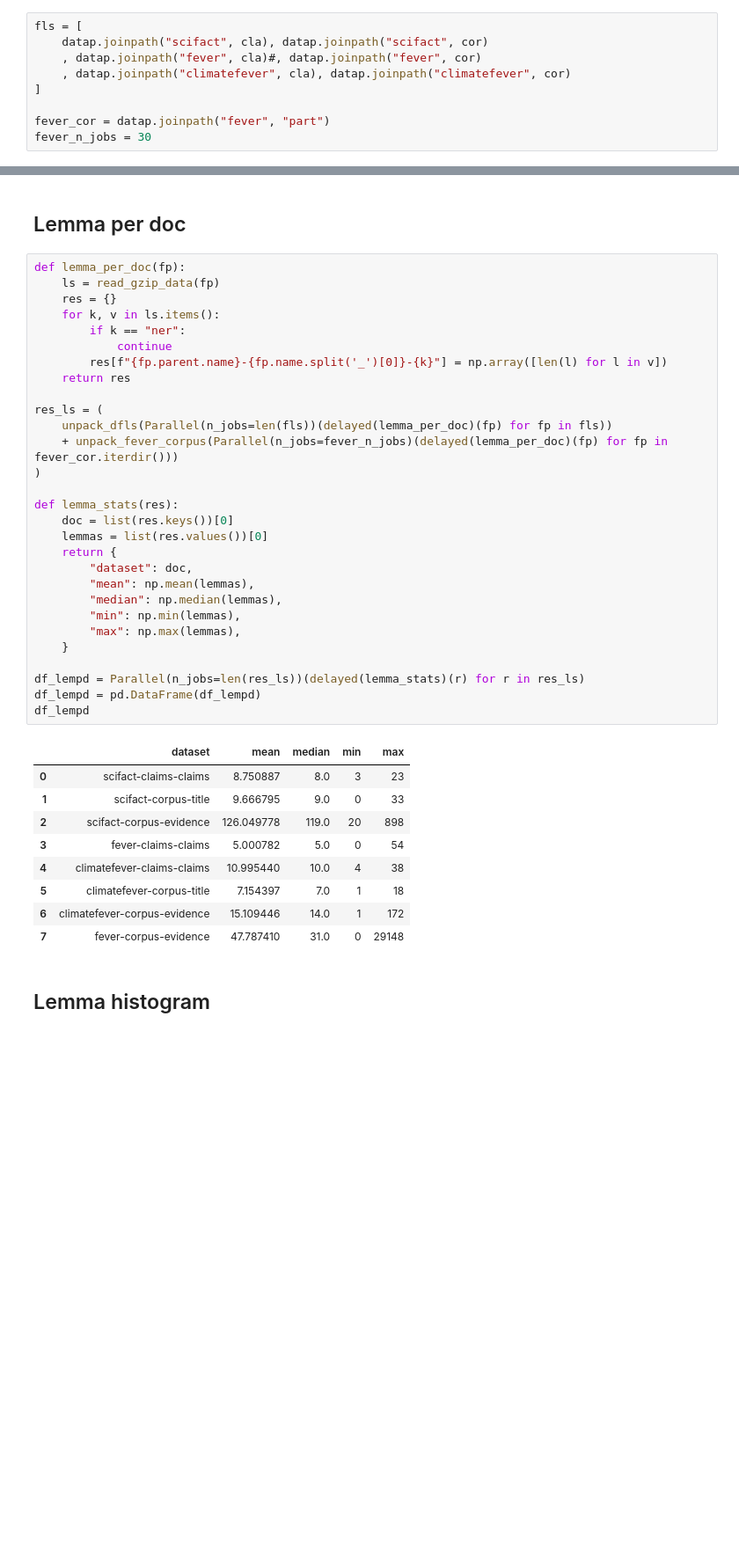
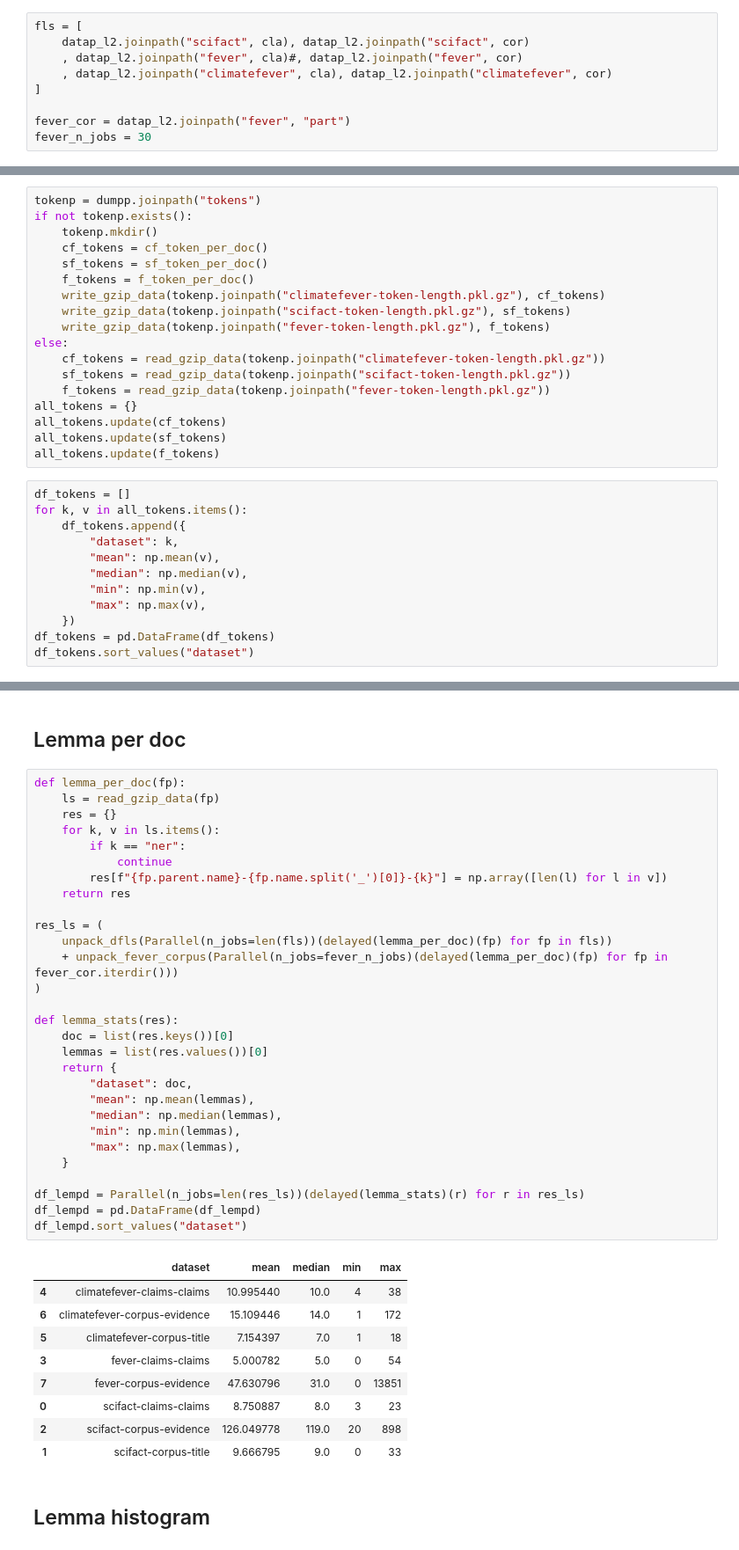
Before and after one commit to boeyjw/KCL-MScAI-FactChecking-Code, a Jupyter notebook: nb/03_Data_Exploration_l2.ipynb, the cells around one changed output, grey strips where cells are left out. Shown: that part at 88% size. Saved outputs shown, nothing was run; the diff lists cells and outputs as text; blank space fills up the shorter version.

```diff
--- a/nb/03_Data_Exploration_l2.ipynb
+++ b/nb/03_Data_Exploration_l2.ipynb
@@ -41,10 +46,10 @@ cor = "corpus_lemma.pkl.gz"
 # Explore
 # %%
 fls = [
-    datap.joinpath("scifact", cla), datap.joinpath("scifact", cor)
-    , datap.joinpath("fever", cla)#, datap.joinpath("fever", cor)
-    , datap.joinpath("climatefever", cla), datap.joinpath("climatefever", cor)
+    datap_l2.joinpath("scifact", cla), datap_l2.joinpath("scifact", cor)
+    , datap_l2.joinpath("fever", cla)#, datap_l2.joinpath("fever", cor)
+    , datap_l2.joinpath("climatefever", cla), datap_l2.joinpath("climatefever", cor)
 ]
 
-fever_cor = datap.joinpath("fever", "part")
+fever_cor = datap_l2.joinpath("fever", "part")
 fever_n_jobs = 30
@@ -50,0 +117,30 @@ fever_n_jobs = 30
+# %%
+tokenp = dumpp.joinpath("tokens")
+if not tokenp.exists():
+    tokenp.mkdir()
+    cf_tokens = cf_token_per_doc()
+    sf_tokens = sf_token_per_doc()
+    f_tokens = f_token_per_doc()
+    write_gzip_data(tokenp.joinpath("climatefever-token-length.pkl.gz"), cf_tokens)
+    write_gzip_data(tokenp.joinpath("scifact-token-length.pkl.gz"), sf_tokens)
+    write_gzip_data(tokenp.joinpath("fever-token-length.pkl.gz"), f_tokens)
+else:
+    cf_tokens = read_gzip_data(tokenp.joinpath("climatefever-token-length.pkl.gz"))
+    sf_tokens = read_gzip_data(tokenp.joinpath("scifact-token-length.pkl.gz"))
+    f_tokens = read_gzip_data(tokenp.joinpath("fever-token-length.pkl.gz"))
+all_tokens = {}
+all_tokens.update(cf_tokens)
+all_tokens.update(sf_tokens)
+all_tokens.update(f_tokens)
+# %%
+df_tokens = []
+for k, v in all_tokens.items():
+    df_tokens.append({
+        "dataset": k,
+        "mean": np.mean(v),
+        "median": np.median(v),
+        "min": np.min(v),
+        "max": np.max(v),
+    })
+df_tokens = pd.DataFrame(df_tokens)
+df_tokens.sort_values("dataset")
@@ -53,42 +159,42 @@ fever_n_jobs = 30
 # %%
 def lemma_per_doc(fp):
     ls = read_gzip_data(fp)
     res = {}
     for k, v in ls.items():
         if k == "ner":
             continue
         res[f"{fp.parent.name}-{fp.name.split('_')[0]}-{k}"] = np.array([len(l) for l in v])
     return res
 
 res_ls = (
     unpack_dfls(Parallel(n_jobs=len(fls))(delayed(lemma_per_doc)(fp) for fp in fls))
     + unpack_fever_corpus(Parallel(n_jobs=fever_n_jobs)(delayed(lemma_per_doc)(fp) for fp in fever_cor.iterdir()))
 )
 
 def lemma_stats(res):
     doc = list(res.keys())[0]
     lemmas = list(res.values())[0]
     return {
         "dataset": doc,
         "mean": np.mean(lemmas),
         "median": np.median(lemmas),
         "min": np.min(lemmas),
         "max": np.max(lemmas),
     }
 
 df_lempd = Parallel(n_jobs=len(res_ls))(delayed(lemma_stats)(r) for r in res_ls)
 df_lempd = pd.DataFrame(df_lempd)
-df_lempd
+df_lempd.sort_values("dataset")
 # %% [output]
 |  | dataset | mean | median | min | max |
+| 4 | climatefever-claims-claims | 10.995440 | 10.0 | 4 | 38 |
+| 6 | climatefever-corpus-evidence | 15.109446 | 14.0 | 1 | 172 |
+| 5 | climatefever-corpus-title | 7.154397 | 7.0 | 1 | 18 |
+| 3 | fever-claims-claims | 5.000782 | 5.0 | 0 | 54 |
+| 7 | fever-corpus-evidence | 47.630796 | 31.0 | 0 | 13851 |
 | 0 | scifact-claims-claims | 8.750887 | 8.0 | 3 | 23 |
+| 2 | scifact-corpus-evidence | 126.049778 | 119.0 | 20 | 898 |
 | 1 | scifact-corpus-title | 9.666795 | 9.0 | 0 | 33 |
-| 2 | scifact-corpus-evidence | 126.049778 | 119.0 | 20 | 898 |
-| 3 | fever-claims-claims | 5.000782 | 5.0 | 0 | 54 |
-| 4 | climatefever-claims-claims | 10.995440 | 10.0 | 4 | 38 |
-| 5 | climatefever-corpus-title | 7.154397 | 7.0 | 1 | 18 |
-| 6 | climatefever-corpus-evidence | 15.109446 | 14.0 | 1 | 172 |
-| 7 | fever-corpus-evidence | 47.787410 | 31.0 | 0 | 29148 |
 # %% [markdown]
 ## Lemma histogram
 # %%
```
Also changed, not shown: parts of 8 cells of this notebook, 4 other files.
